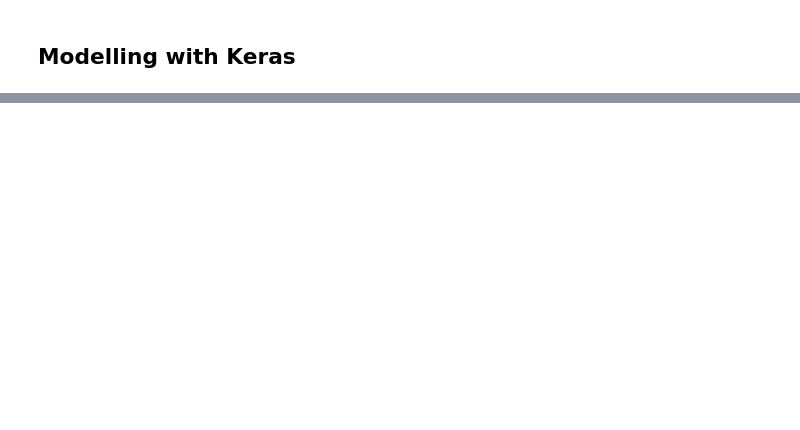
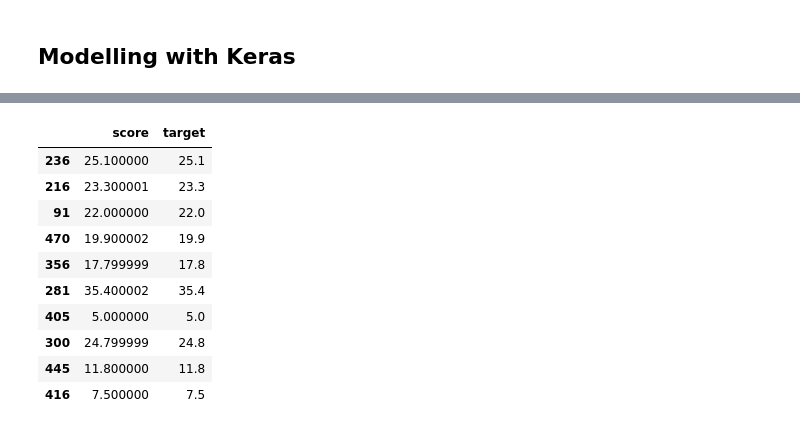
Before and after one commit to Goopard/DS-Homeworks, a Jupyter notebook: HW7.1.ipynb, the cells around one changed output, grey strips where cells are left out. Saved outputs shown, nothing was run; the diff lists cells and outputs as text; code cells hidden in the pictures; blank space fills up the shorter version.

```diff
--- a/HW7.1.ipynb
+++ b/HW7.1.ipynb
@@ -430,0 +602,10 @@ weighted avg       0.98      0.98      0.98      1132
+# %%
+def predict_linear_regression_keras(X_train, y_train, X_test, n_iter=100, learning_rate=0.1):
+    model = Sequential()
+    model.add(Dense(units=1, input_dim=X_train.shape[1], activation='linear'))
+    model.compile(loss=keras.losses.mean_squared_error, optimizer=keras.optimizers.SGD(lr=learning_rate), metrics=[keras.metrics.mean_squared_error])
+    model.fit(X_train, y_train, epochs=n_iter)
+    return model.predict(X_test).T[0]
+# %%
+y_pred = predict_linear_regression_keras(X_train, y_train, X_test, n_iter=100)
+mean_squared_error(y_test, y_pred)
@@ -430,0 +631,14 @@ weighted avg       0.98      0.98      0.98      1132
+# %%
+pd.DataFrame({'score': y_pred, 'target': y_test})[:10]
+# %% [output]
+|  | score | target |
+| 236 | 25.100000 | 25.1 |
+| 216 | 23.300001 | 23.3 |
+| 91 | 22.000000 | 22.0 |
+| 470 | 19.900002 | 19.9 |
+| 356 | 17.799999 | 17.8 |
+| 281 | 35.400002 | 35.4 |
+| 405 | 5.000000 | 5.0 |
+| 300 | 24.799999 | 24.8 |
+| 445 | 11.800000 | 11.8 |
+| 416 | 7.500000 | 7.5 |
```
Also changed, not shown: parts of 34 cells of this notebook.
